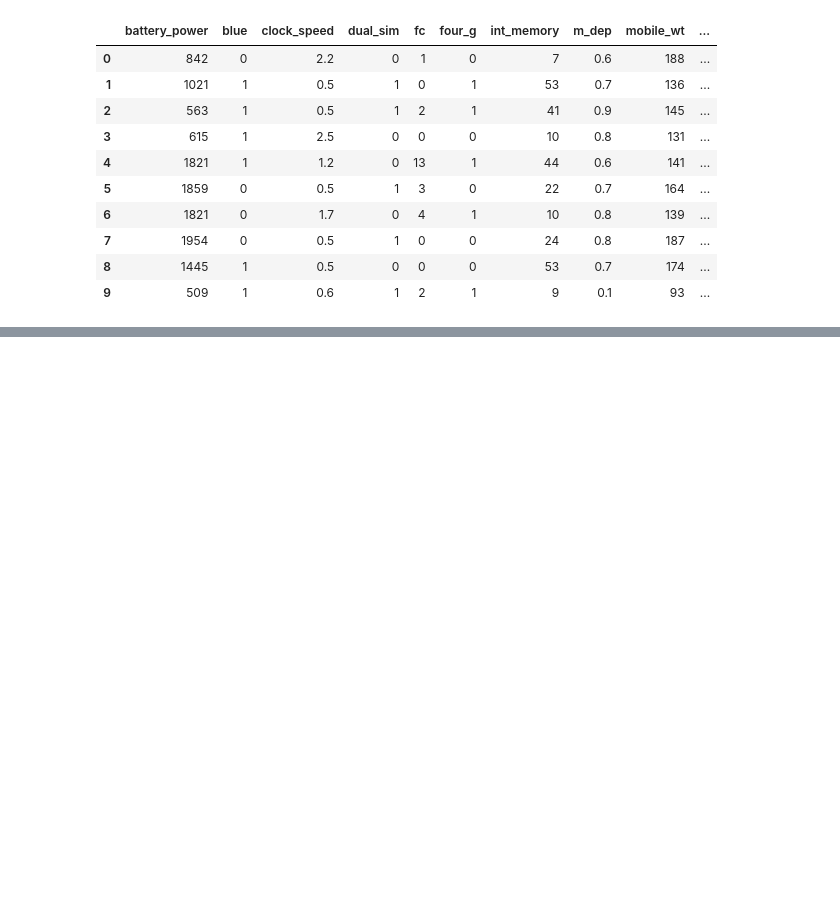
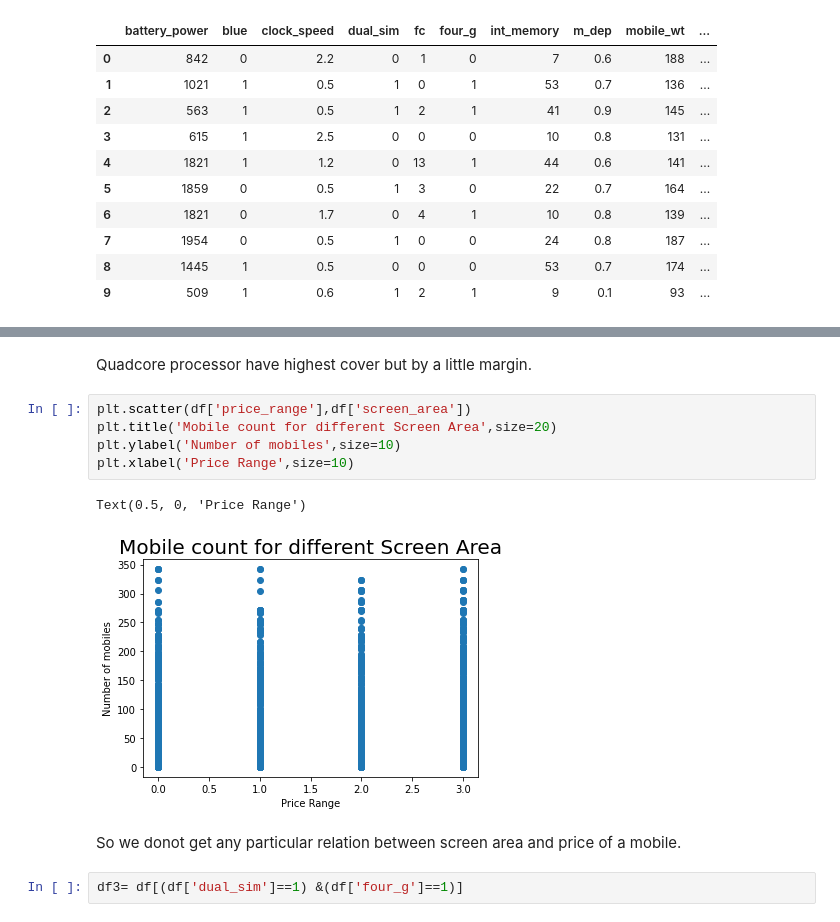
Before and after one commit to Ashu10051998/Mobile-price-Range, a Jupyter notebook: Mobile_price_prediction.ipynb, the cells around one changed output, grey strips where cells are left out. Drawn from its saved outputs; the diff is of its cells as text; blank space fills up the shorter version.

```diff
--- a/Mobile_price_prediction.ipynb
+++ b/Mobile_price_prediction.ipynb
@@ -168,0 +242,14 @@ df['screen_area'].value_counts()
+# %% [markdown]
+Quadcore processor have highest cover but by a little margin.
+# %%
+plt.scatter(df['price_range'],df['screen_area'])
+plt.title('Mobile count for different Screen Area',size=20)
+plt.ylabel('Number of mobiles',size=10)
+plt.xlabel('Price Range',size=10)
+# %% [output]
+Text(0.5, 0, 'Price Range')
+[figure, added]
+# %% [markdown]
+So we donot get any particular relation between screen area and price of a mobile.
+# %%
+df3= df[(df['dual_sim']==1) &(df['four_g']==1)]
```
Also changed, not shown: parts of 55 cells of this notebook.
